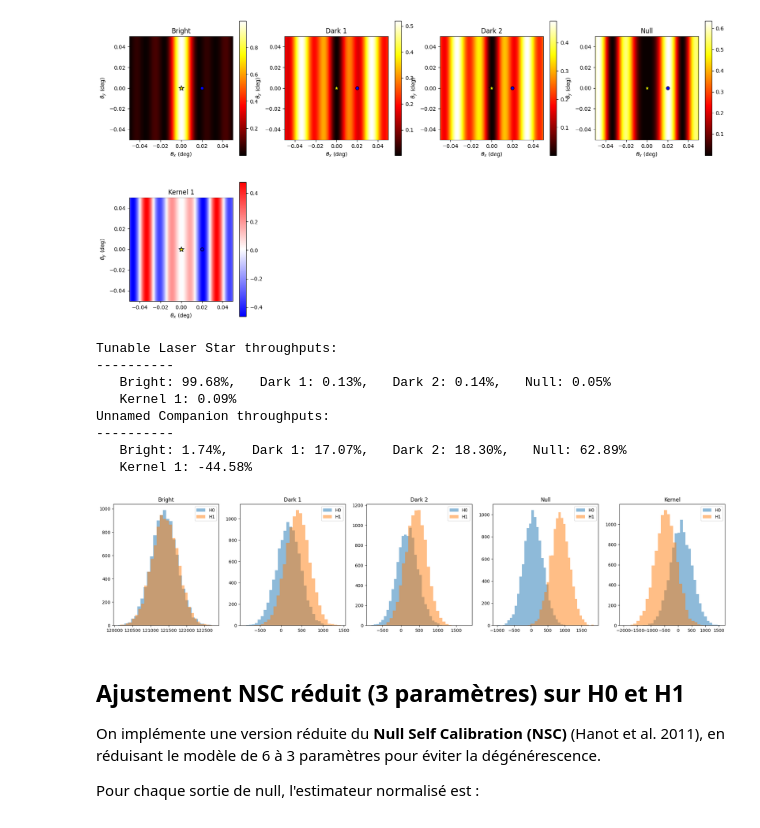
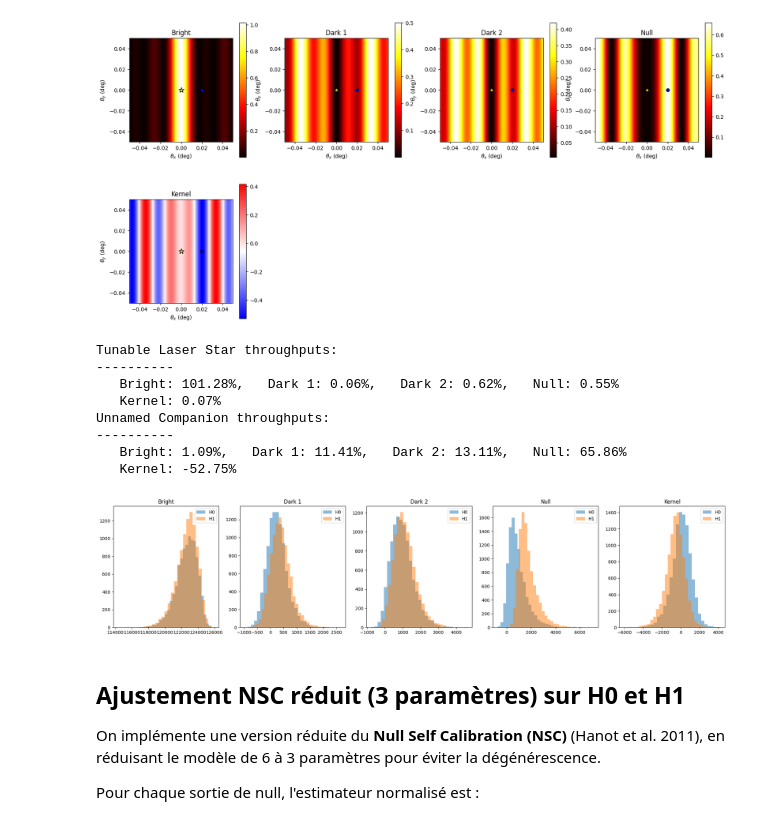
Before and after one commit to VForiel/PhD-Theory, a Jupyter notebook: src/analysis/null_self_calibration/test.ipynb, the cells around one changed output. Saved outputs shown, nothing was run; the diff lists cells and outputs as text; code cells hidden in the pictures.

```diff
--- a/src/analysis/null_self_calibration/test.ipynb
+++ b/src/analysis/null_self_calibration/test.ipynb
@@ -11,7 +11,7 @@ importlib.reload(phise)
 ctx = phise.examples.contexts.get_PHOB()
 ctx.interferometer.fov = 0.1 * u.deg
 ctx.chip.calibrate()
-ctx.Γ = 0 * u.nm # 1nm of upstream piston rms
+ctx.Γ = 20 * u.nm # 1nm of upstream piston rms
 ctx_h0 = copy(ctx)
 ctx_h0.target.companions = []
 ctx_h1 = copy(ctx)
@@ -20,39 +20,39 @@ ctx_h1.target.companions = [phise.Companion(1e-2, 0.02*u.deg, 0*u.deg)]
 ctx_h1.plot_transmission_maps(N=100)
 
 N = 10000
 
 n_raw = ctx.chip.nb_raw_outputs
 n_processed = ctx.chip.nb_processed_outputs
 
 data_h0 = np.empty((n_raw + n_processed, N))
 data_h1 = np.empty((n_raw + n_processed, N))
 
 for i in range(N):
     h0_outs = ctx_h0.observe()
     h1_outs = ctx_h1.observe()
     data_h0[:n_raw, i] = h0_outs
     data_h1[:n_raw, i] = h1_outs
     data_h0[n_raw:, i] = ctx_h0.chip.process_outputs(h0_outs)
     data_h1[n_raw:, i] = ctx_h1.chip.process_outputs(h1_outs)
 
 titles = ['Bright', 'Dark 1', 'Dark 2', 'Null', 'Kernel']
 fig, axs = plt.subplots(1, n_raw + n_processed, figsize=((n_raw + n_processed) * 5, 5))
 for i in range(n_raw + n_processed):
     axs[i].hist(data_h0[i, :], bins=30, alpha=0.5, label='H0')
     axs[i].hist(data_h1[i, :], bins=30, alpha=0.5, label='H1')
     axs[i].set_title(titles[i])
     axs[i].legend()
 # %% [output]
-[figure, old version]
+[figure, new version]
 Tunable Laser Star throughputs:
 ----------
-   Bright: 99.68%,   Dark 1: 0.13%,   Dark 2: 0.14%,   Null: 0.05%
-   Kernel 1: 0.09%
+   Bright: 101.28%,   Dark 1: 0.06%,   Dark 2: 0.62%,   Null: 0.55%
+   Kernel: 0.07%
 Unnamed Companion throughputs:
 ----------
-   Bright: 1.74%,   Dark 1: 17.07%,   Dark 2: 18.30%,   Null: 62.89%
-   Kernel 1: -44.58%
+   Bright: 1.09%,   Dark 1: 11.41%,   Dark 2: 13.11%,   Null: 65.86%
+   Kernel: -52.75%
-[figure, old version]
+[figure, new version]
 # %% [markdown]
 ## Ajustement NSC réduit (3 paramètres) sur H0 et H1
 
```
Also changed, not shown: parts of 4 cells of this notebook, 4 other files.
